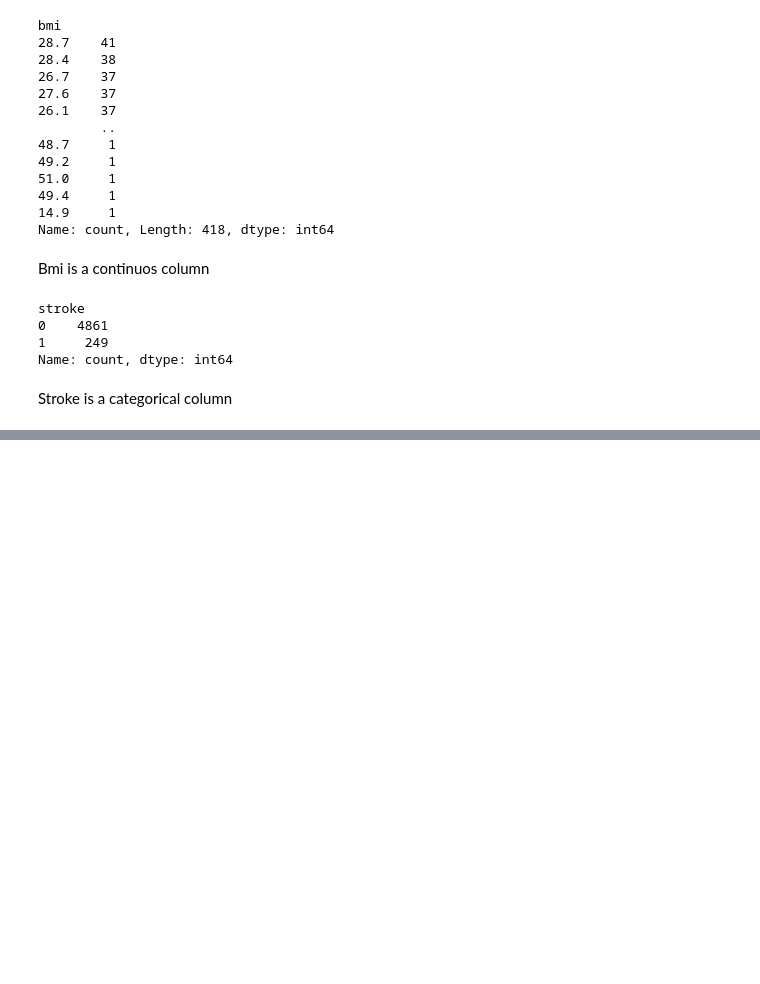
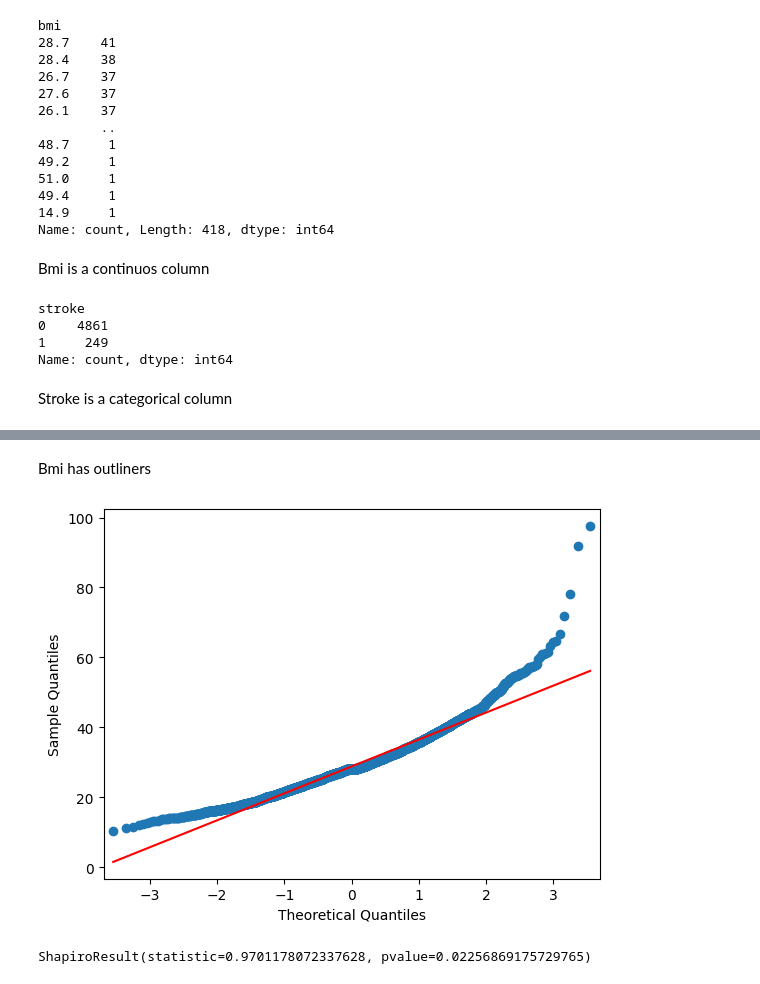
Before and after one commit to IshanSarkar/Portfolio, a Jupyter notebook: Healtcare/Stroke_Prediction.ipynb, the cells around one changed output, grey strips where cells are left out. Saved outputs shown, nothing was run; the diff lists cells and outputs as text; code cells hidden in the pictures; blank space fills up the shorter version.

```diff
--- a/Healtcare/Stroke_Prediction.ipynb
+++ b/Healtcare/Stroke_Prediction.ipynb
@@ -91,0 +145,11 @@ Stroke is a categorical column
+# %% [markdown]
+Bmi has outliners
+# %%
+#Checking whether bmi is gausian or not
+qqplot(df.bmi, line='s');
+# %% [output]
+[figure, added]
+# %%
+shapiro(df.bmi.sample(100))
+# %% [output]
+ShapiroResult(statistic=0.9701178072337628, pvalue=0.02256869175729765)
```
Also changed, not shown: parts of 21 cells of this notebook.
